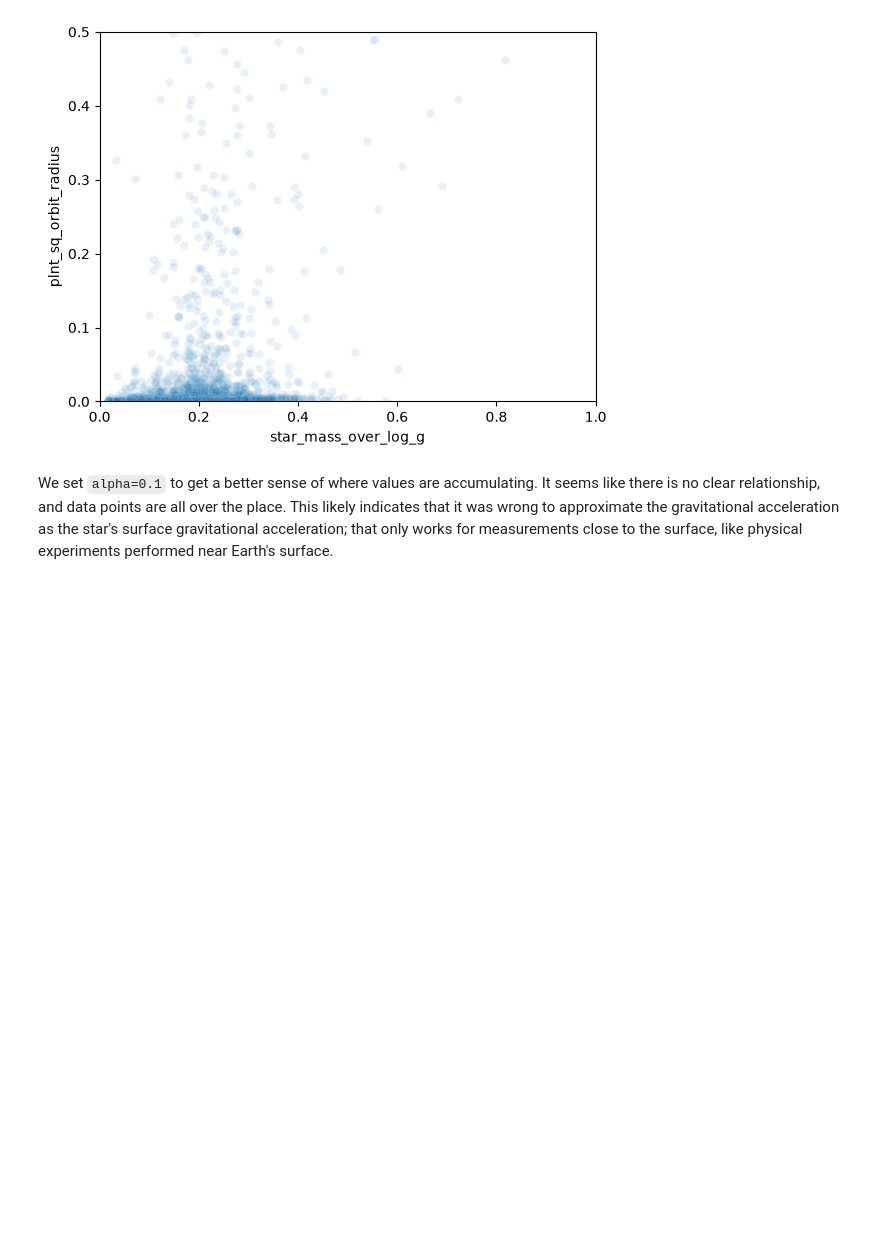
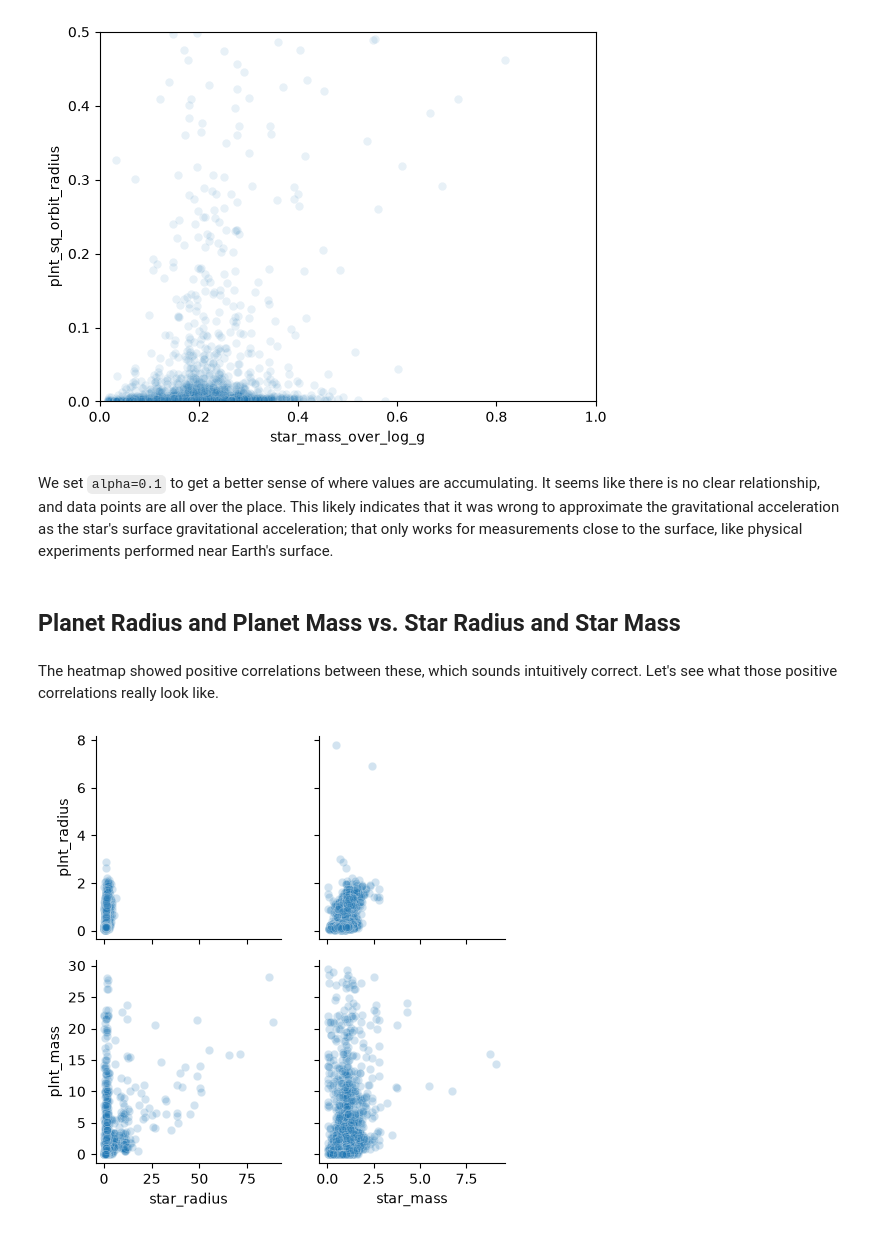
Before and after one commit to sasha-radosav/csc-460-hw-4, a Jupyter notebook: main.ipynb, the cells around one changed output. Cells and saved outputs as stored; diff of their text form; code cells hidden in the pictures; blank space fills up the shorter version.

Commit message:
Added subsection [Planet Radius and Planet Mass vs. Star Radius and Star Mass]. Added section [Other Stuff Required by the Assignment Despite Not Making Sense for the Dataset]

```diff
--- a/main.ipynb
+++ b/main.ipynb
@@ -1044,3 +1044,13 @@ plt.show()
 [figure]
 # %% [markdown]
 We set `alpha=0.1` to get a better sense of where values are accumulating. It seems like there is no clear relationship, and data points are all over the place. This likely indicates that it was wrong to approximate the gravitational acceleration as the star's surface gravitational acceleration; that only works for measurements close to the surface, like physical experiments performed near Earth's surface.
+# %% [markdown]
+## Planet Radius and Planet Mass vs. Star Radius and Star Mass
+# %% [markdown]
+The heatmap showed positive correlations between these, which sounds intuitively correct. Let's see what those positive correlations really look like.
+# %%
+g = sns.PairGrid(data=ps, x_vars=["star_radius", "star_mass"], y_vars=["plnt_radius", "plnt_mass"])
+g.map(sns.scatterplot, alpha=0.2)
+plt.show()
+# %% [output]
+[figure, added]
```
Also changed, not shown: parts of 12 cells of this notebook.
